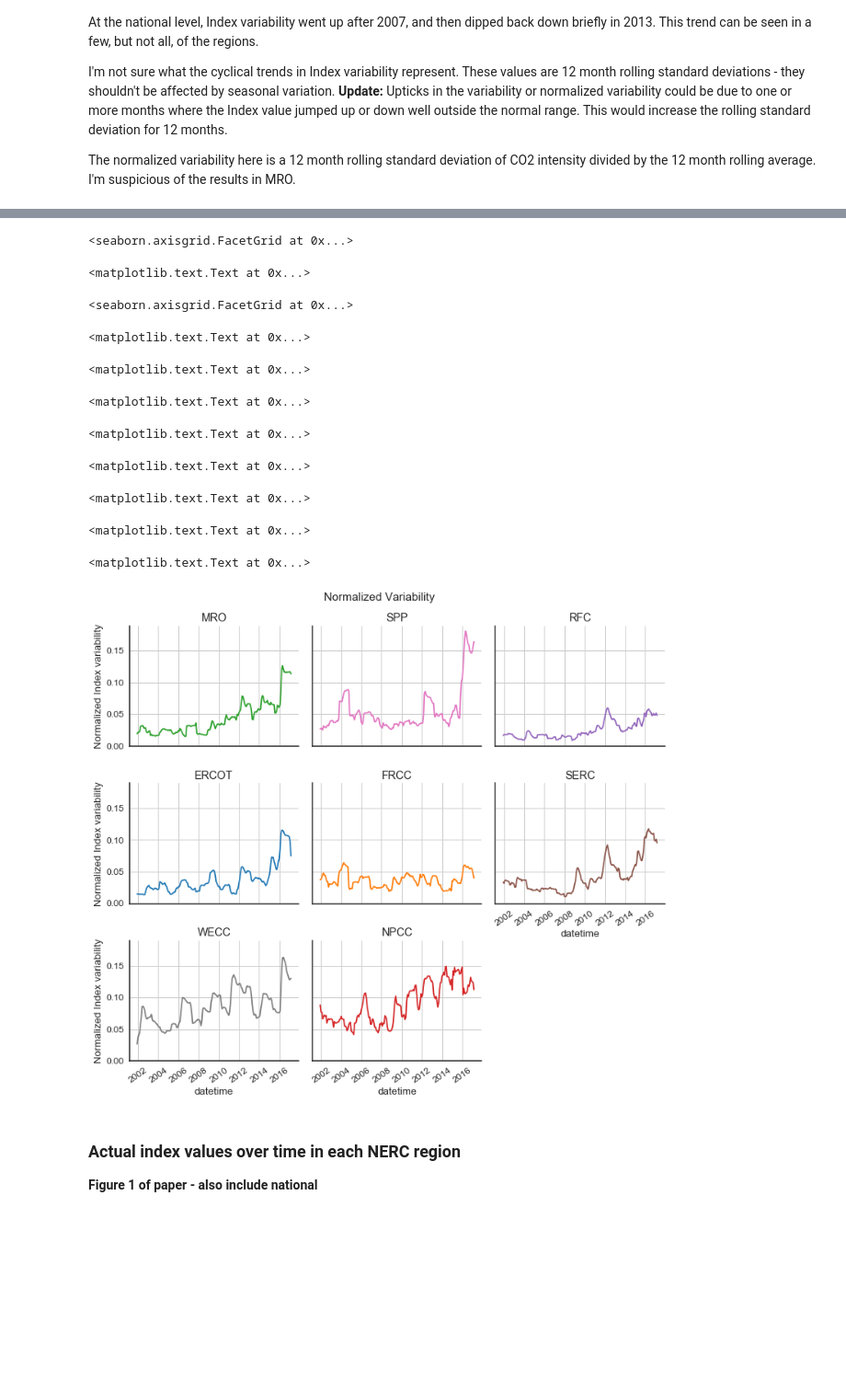
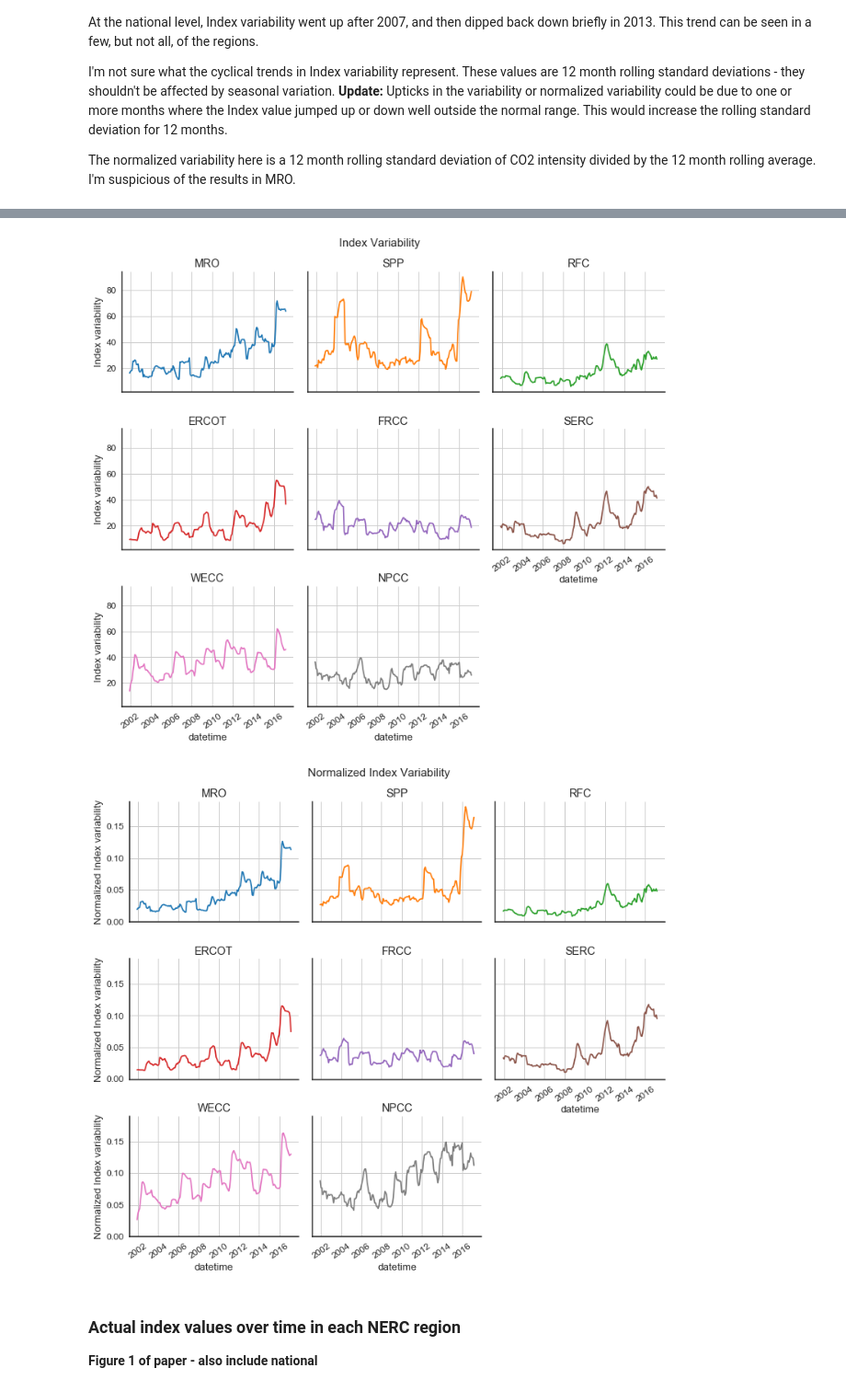
Before and after one commit to gschivley/carbon-index, a Jupyter notebook: NERC by state index and gen.ipynb, the cells around one changed output, grey strips where cells are left out. Shown at 92% size. Cells and saved outputs as stored; diff of their text form; code cells hidden in the pictures; blank space fills up the shorter version.

```diff
--- a/NERC by state index and gen.ipynb
+++ b/NERC by state index and gen.ipynb
@@ -204,10 +207,6 @@ I'm not sure what the cyclical trends in Index variability represent. These valu
 
 The normalized variability here is a 12 month rolling standard deviation of CO2 intensity divided by the 12 month rolling average. I'm suspicious of the results in MRO.
 # %%
-sns.set_style('darkgrid')
+sns.set_style('white', {'axes.linewidth': 1.5,
+                        'axes.grid': True})
 sns.set_context('notebook', font_scale=1.2)
-# %%
-g = sns.FacetGrid(gen_index, col='region', col_wrap=3, hue='region',
-                   aspect = 1.2)
-g.map(plt.plot, 'datetime', 'Index variability')
-plt.suptitle('Index Variability', y=1.02, size=15)
@@ -218,27 +213,46 @@ plt.suptitle('Index Variability', y=1.02, size=15)
+# %%
+def region_facet_grid(df, plot_function, x_axis, y_axis, col_order=None,
+                      suptitle='', add_legend=False, ax_labels=None,
+                      FG_kwargs={}, plot_kwargs={}):
+    g = sns.FacetGrid(df, col_order=col_order, **FG_kwargs)
+    g.map(plot_function, x_axis, y_axis, **plot_kwargs)
+    g.set_xticklabels(rotation=35)
+    if add_legend:
+        g.add_legend()
+    if suptitle:
+        plt.suptitle(suptitle, y=1.02, size=15)
+    if col_order and 'col' in FG_kwargs:
+        axes = g.axes.flatten()
+        for ax, title in zip(axes, order):
+            ax.set_title(title)
+    if ax_labels:
+        g.set_axis_labels(ax_labels)
+# %%
+order = ['MRO', 'SPP', 'RFC', 'ERCOT', 'FRCC', 'SERC',
+         'WECC', 'NPCC']
+FG_kwargs = dict(col='region',
+                 hue='region',
+                 col_wrap=3,
+                 aspect=1.2,
+                 hue_order=order)
+region_facet_grid(df=gen_index, plot_function=plt.plot, x_axis='datetime',
+                  y_axis='Index variability', col_order=order,
+                  suptitle='Index Variability', FG_kwargs=FG_kwargs)
+# %% [output]
+[figure, added]
 # %%
 order = ['MRO', 'SPP', 'RFC', 'ERCOT', 'FRCC', 'SERC',
          'WECC', 'NPCC']
-g = sns.FacetGrid(gen_index, col='region', col_wrap=3, hue='region',
-                   aspect = 1.2, col_order=order)
-g.map(plt.plot, 'datetime', 'Normalized Index variability')
-plt.suptitle('Normalized Variability', y=1.02, size=15)
-g.set_xticklabels(rotation=35)
-axes = g.axes.flatten()
-for ax, title in zip(axes, order):
-    ax.set_title(title)
+FG_kwargs = dict(col='region',
+                 hue='region',
+                 col_wrap=3,
+                 aspect=1.2,
+                 hue_order=order)
+region_facet_grid(df=gen_index, plot_function=plt.plot, x_axis='datetime',
+                  y_axis='Normalized Index variability', col_order=order,
+                  suptitle='Normalized Index Variability', FG_kwargs=FG_kwargs)
 # %% [output]
-<seaborn.axisgrid.FacetGrid at 0x...>
-<matplotlib.text.Text at 0x...>
-<seaborn.axisgrid.FacetGrid at 0x...>
-<matplotlib.text.Text at 0x...>
-<matplotlib.text.Text at 0x...>
-<matplotlib.text.Text at 0x...>
-<matplotlib.text.Text at 0x...>
-<matplotlib.text.Text at 0x...>
-<matplotlib.text.Text at 0x...>
-<matplotlib.text.Text at 0x...>
-<matplotlib.text.Text at 0x...>
-[figure, old version]
+[figure, new version]
 # %% [markdown]
 ### Actual index values over time in each NERC region
 **Figure 1 of paper - also include national**
```
Also changed, not shown: parts of 19 cells of this notebook.
